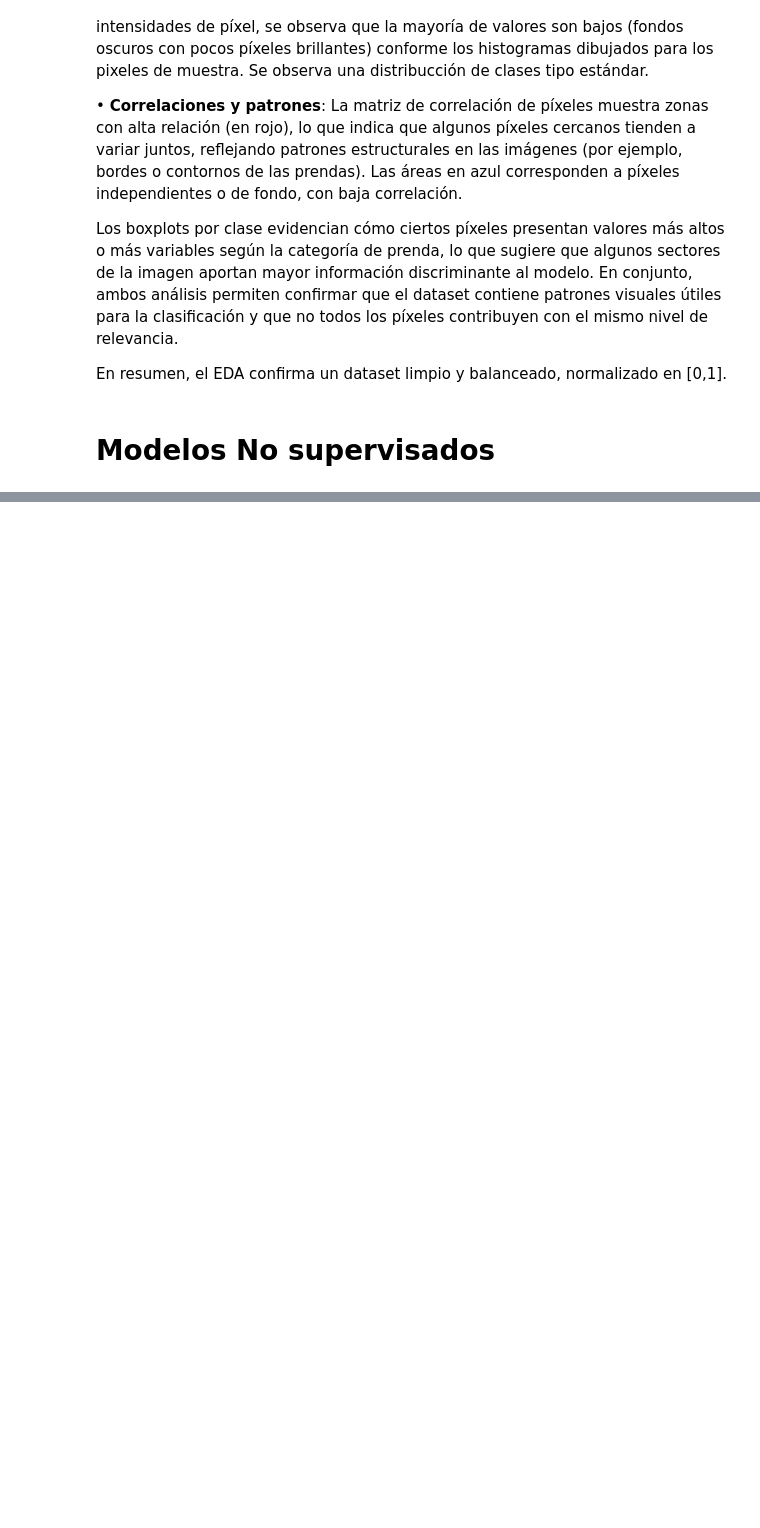
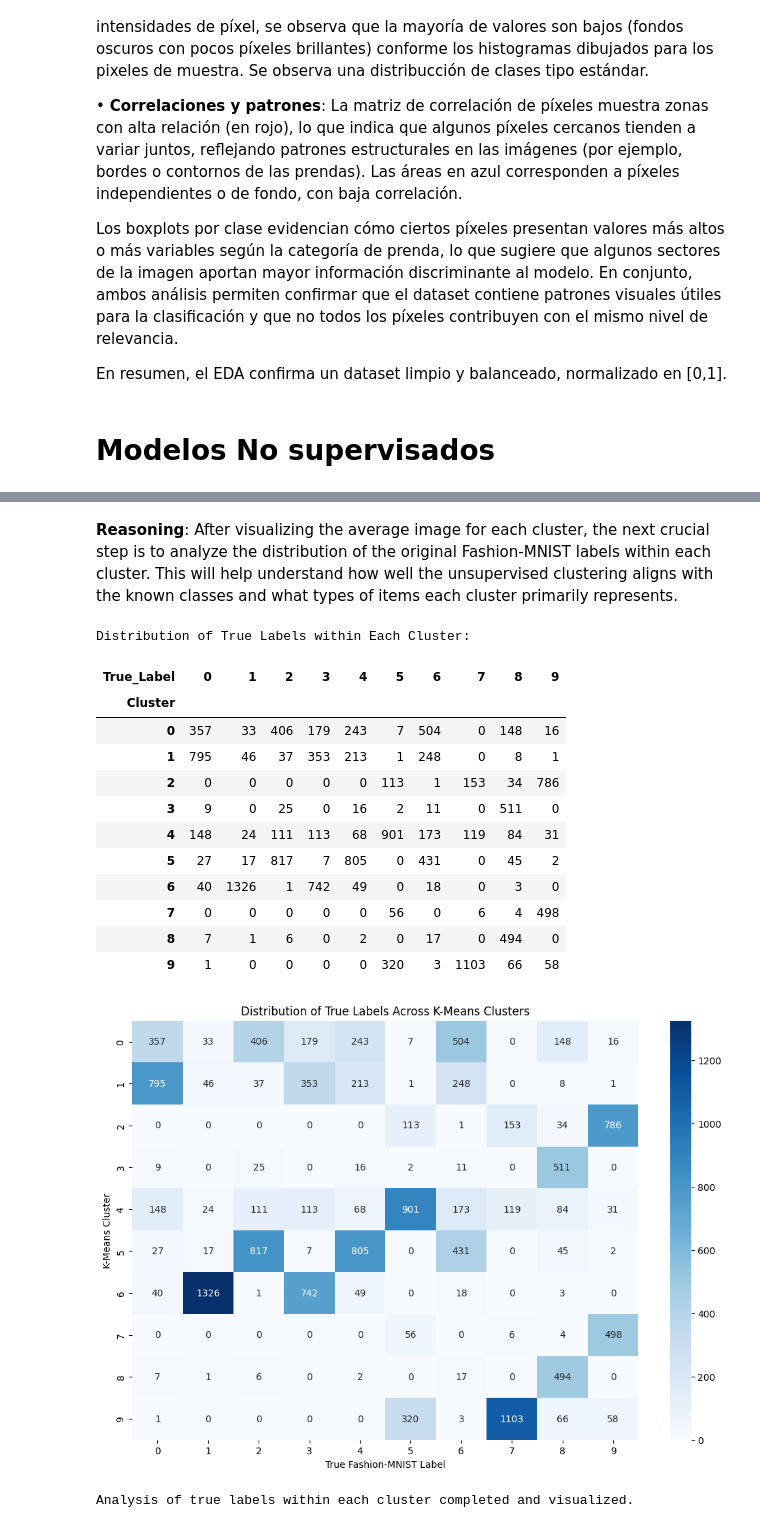
Before and after one commit to jumivega/Maestr-a-en-Inteligencia-Artificial-UEES, a Jupyter notebook: Notebooks/ModelosNoSupervisados/Grupo_3_Caso_Práctico_ModelosNoSupervisados_V11Nov (1).ipynb, the cells around one changed output, grey strips where cells are left out. Saved outputs shown, nothing was run; the diff lists cells and outputs as text; code cells hidden in the pictures; blank space fills up the shorter version.

```diff
--- a/Notebooks/ModelosNoSupervisados/Grupo_3_Caso_Práctico_ModelosNoSupervisados_V11Nov (1).ipynb
+++ b/Notebooks/ModelosNoSupervisados/Grupo_3_Caso_Práctico_ModelosNoSupervisados_V11Nov (1).ipynb
@@ -381,0 +550,42 @@ En resumen, el EDA confirma un dataset limpio y balanceado, normalizado en [0,1]
+# %% [markdown]
+**Reasoning**:
+After visualizing the average image for each cluster, the next crucial step is to analyze the distribution of the original Fashion-MNIST labels within each cluster. This will help understand how well the unsupervised clustering aligns with the known classes and what types of items each cluster primarily represents.
+# %%
+import pandas as pd
+import seaborn as sns
+import matplotlib.pyplot as plt
+
+# Create a DataFrame to combine cluster labels and true labels
+cluster_analysis_df = pd.DataFrame({'Cluster': cluster_labels, 'True_Label': y_sample})
+
+# Calculate the count of true labels within each cluster
+cluster_label_counts = cluster_analysis_df.groupby(['Cluster', 'True_Label']).size().unstack(fill_value=0)
+
+print("Distribution of True Labels within Each Cluster:")
+display(cluster_label_counts)
+
+# Visualize the distribution of true labels within each cluster
+plt.figure(figsize=(12, 8))
+sns.heatmap(cluster_label_counts, annot=True, fmt='d', cmap='Blues', cbar=True)
+plt.title('Distribution of True Labels Across K-Means Clusters')
+plt.xlabel('True Fashion-MNIST Label')
+plt.ylabel('K-Means Cluster')
+plt.show()
+
+print("Analysis of true labels within each cluster completed and visualized.")
+# %% [output]
+Distribution of True Labels within Each Cluster:
+| True_Label | 0 | 1 | 2 | 3 | 4 | 5 | 6 | 7 | 8 | 9 |
+| Cluster |  |  |  |  |  |  |  |  |  |  |
+| 0 | 357 | 33 | 406 | 179 | 243 | 7 | 504 | 0 | 148 | 16 |
+| 1 | 795 | 46 | 37 | 353 | 213 | 1 | 248 | 0 | 8 | 1 |
+| 2 | 0 | 0 | 0 | 0 | 0 | 113 | 1 | 153 | 34 | 786 |
+| 3 | 9 | 0 | 25 | 0 | 16 | 2 | 11 | 0 | 511 | 0 |
+| 4 | 148 | 24 | 111 | 113 | 68 | 901 | 173 | 119 | 84 | 31 |
+| 5 | 27 | 17 | 817 | 7 | 805 | 0 | 431 | 0 | 45 | 2 |
+| 6 | 40 | 1326 | 1 | 742 | 49 | 0 | 18 | 0 | 3 | 0 |
+| 7 | 0 | 0 | 0 | 0 | 0 | 56 | 0 | 6 | 4 | 498 |
+| 8 | 7 | 1 | 6 | 0 | 2 | 0 | 17 | 0 | 494 | 0 |
+| 9 | 1 | 0 | 0 | 0 | 0 | 320 | 3 | 1103 | 66 | 58 |
+[figure, added]
+Analysis of true labels within each cluster completed and visualized.
```
Also changed, not shown: parts of 31 cells of this notebook.
